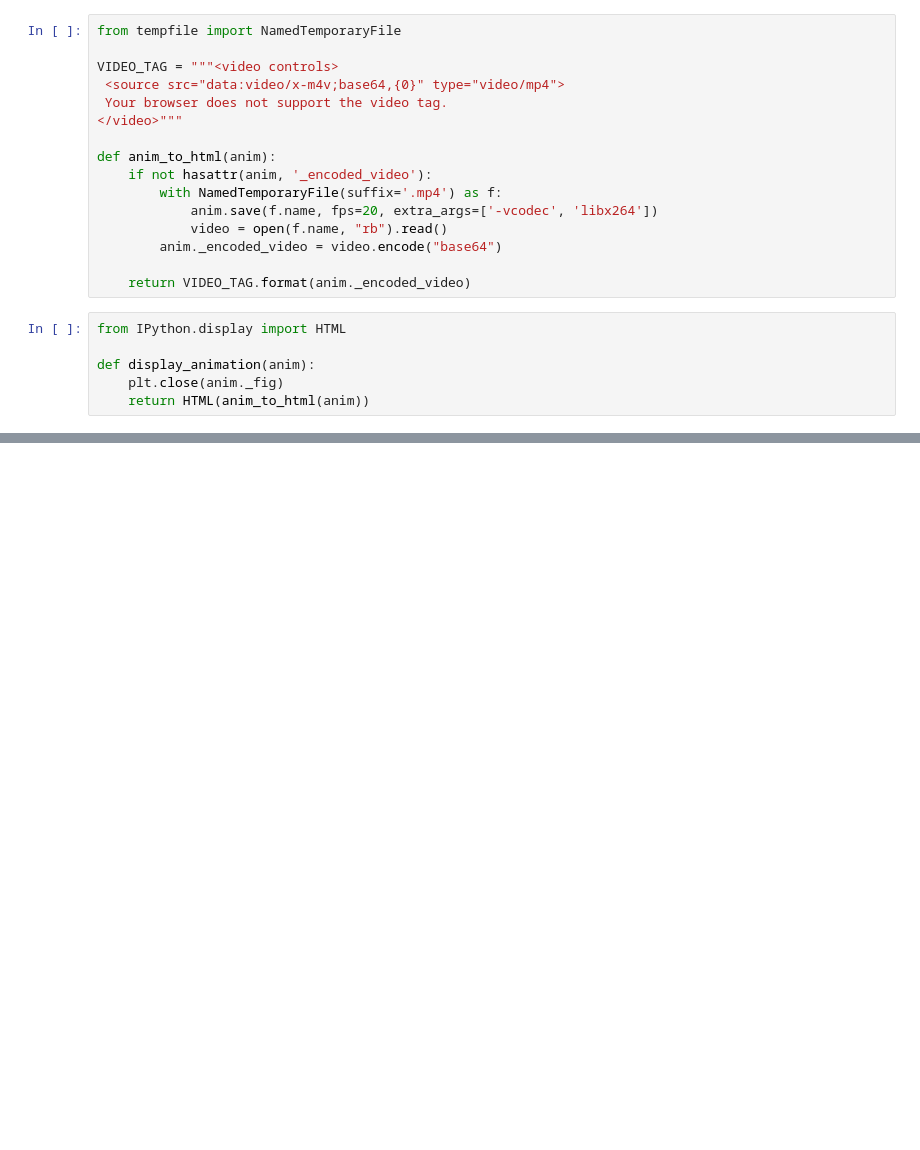
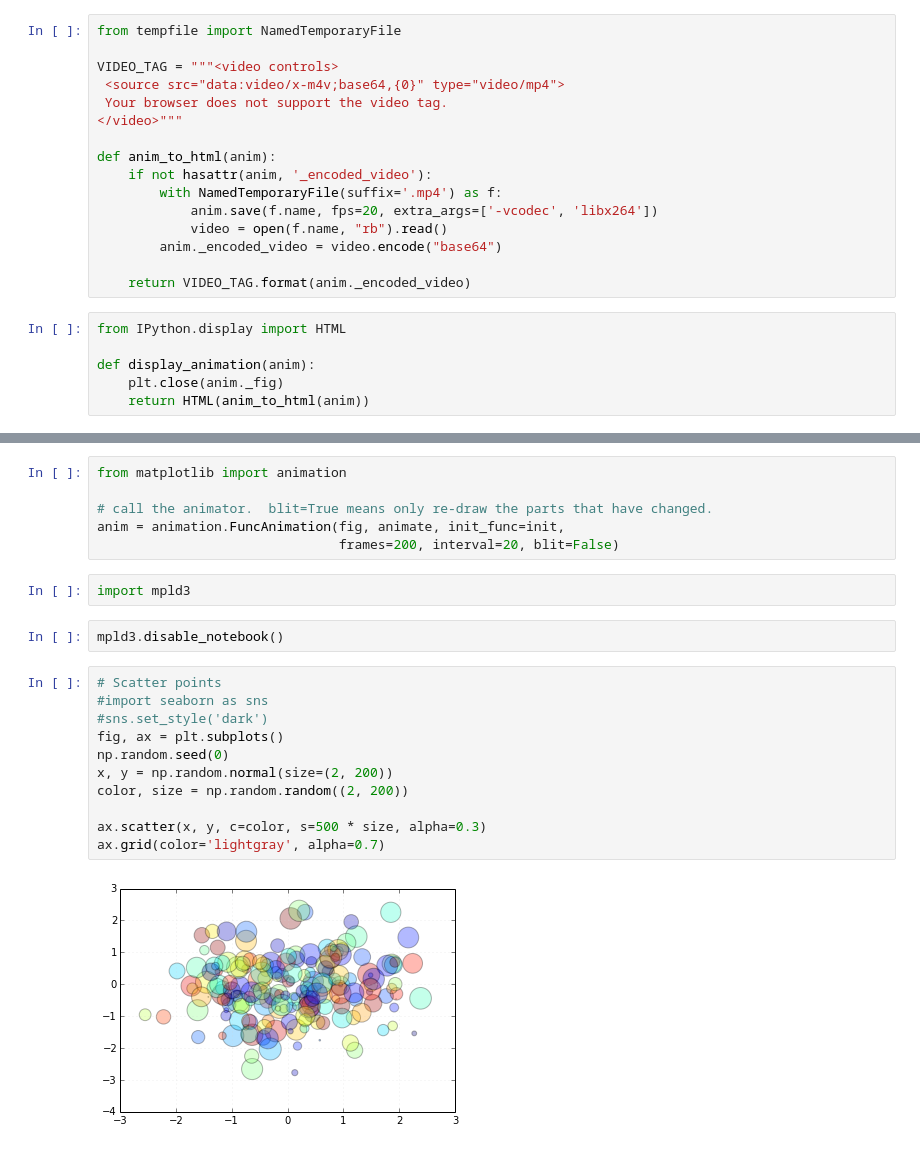
Before and after one commit to dunovank/pynb, a Jupyter notebook: SS/Untitled0.ipynb, the cells around one changed output, grey strips where cells are left out. Cells and saved outputs as stored; diff of their text form; blank space fills up the shorter version.

```diff
--- a/SS/Untitled0.ipynb
+++ b/SS/Untitled0.ipynb
@@ -82,0 +173,23 @@ def display_animation(anim):
+# %%
+from matplotlib import animation
+
+# call the animator.  blit=True means only re-draw the parts that have changed.
+anim = animation.FuncAnimation(fig, animate, init_func=init,
+                               frames=200, interval=20, blit=False)
+# %%
+import mpld3
+# %%
+mpld3.disable_notebook()
+# %%
+# Scatter points
+#import seaborn as sns
+#sns.set_style('dark')
+fig, ax = plt.subplots()
+np.random.seed(0)
+x, y = np.random.normal(size=(2, 200))
+color, size = np.random.random((2, 200))
+
+ax.scatter(x, y, c=color, s=500 * size, alpha=0.3)
+ax.grid(color='lightgray', alpha=0.7)
+# %% [output]
+[figure, added]
```
Also changed, not shown: parts of 15 cells of this notebook, 1 other file.
